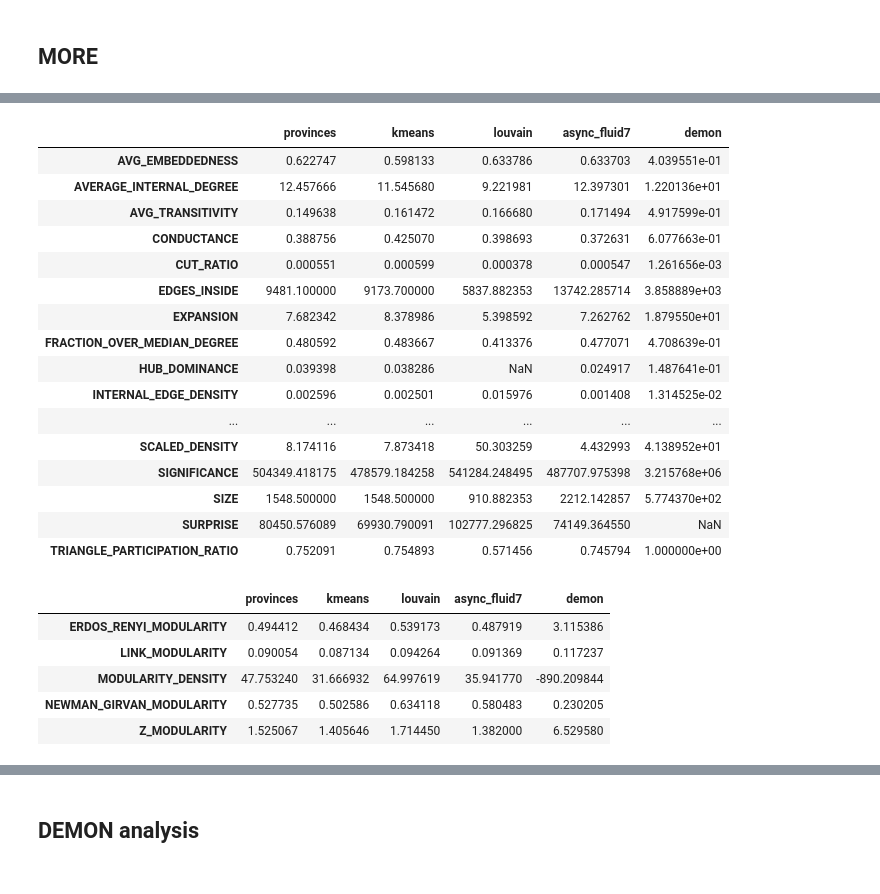
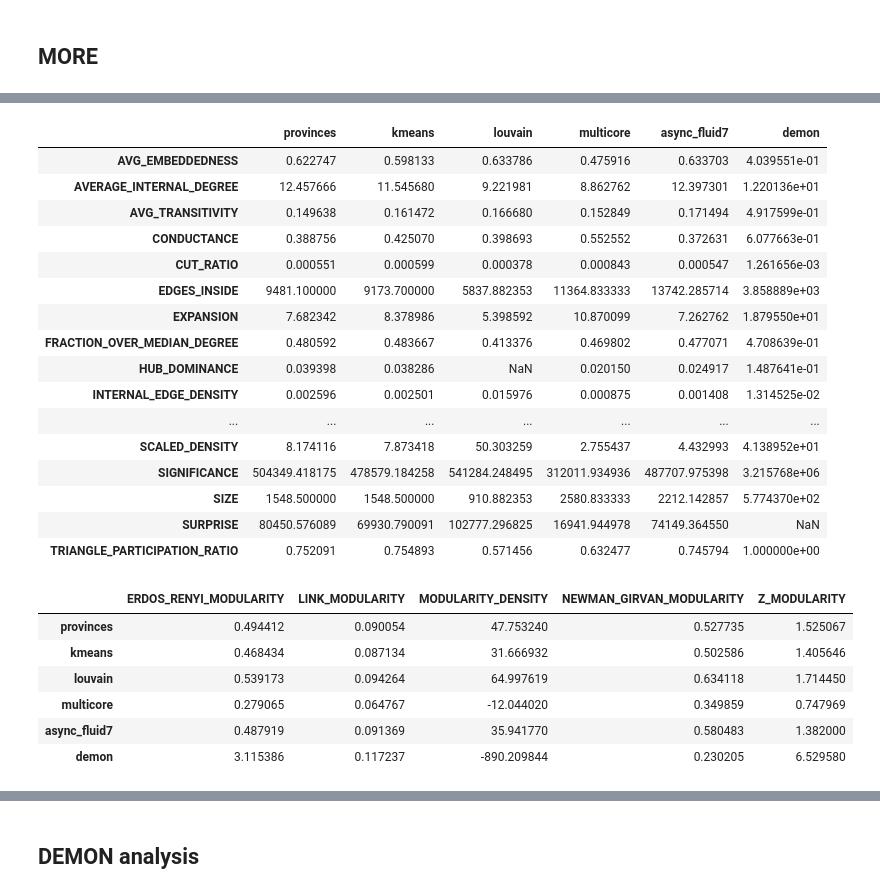
Before and after one commit to carloalbe/TripAdvisor-Tuscany-Restaurant-Social-Network-Analysis, a Jupyter notebook: community_discovery/codes/Static Community Discovery Jaccard.ipynb, the cells around one changed output, grey strips where cells are left out. Saved outputs shown, nothing was run; the diff lists cells and outputs as text; code cells hidden in the pictures.

```diff
--- a/community_discovery/codes/Static Community Discovery Jaccard.ipynb
+++ b/community_discovery/codes/Static Community Discovery Jaccard.ipynb
@@ -873,33 +783,34 @@ rber_pots 841 [12024, 84, 76, 53, 51, 50, 46, 45, 44, 42]
 angel 6 [8955, 30, 20, 19, 15, 10]
 demon 135 [2801, 2574, 2089, 1766, 1634, 1513, 1481, 1469, 1440, 1435]
 # %%
-bestPartitions = ['provinces', 'kmeans', 'louvain','async_fluid7','demon']
+bestPartitions = ['provinces', 'kmeans', 'louvain','multicore','async_fluid7','demon']
 # %%
 fdf[bestPartitions]
 # %% [output]
-|  | provinces | kmeans | louvain | async_fluid7 | demon |
-| AVG_EMBEDDEDNESS | 0.622747 | 0.598133 | 0.633786 | 0.633703 | 4.039551e-01 |
-| AVERAGE_INTERNAL_DEGREE | 12.457666 | 11.545680 | 9.221981 | 12.397301 | 1.220136e+01 |
-| AVG_TRANSITIVITY | 0.149638 | 0.161472 | 0.166680 | 0.171494 | 4.917599e-01 |
-| CONDUCTANCE | 0.388756 | 0.425070 | 0.398693 | 0.372631 | 6.077663e-01 |
-| CUT_RATIO | 0.000551 | 0.000599 | 0.000378 | 0.000547 | 1.261656e-03 |
-| EDGES_INSIDE | 9481.100000 | 9173.700000 | 5837.882353 | 13742.285714 | 3.858889e+03 |
-| EXPANSION | 7.682342 | 8.378986 | 5.398592 | 7.262762 | 1.879550e+01 |
-| FRACTION_OVER_MEDIAN_DEGREE | 0.480592 | 0.483667 | 0.413376 | 0.477071 | 4.708639e-01 |
-| HUB_DOMINANCE | 0.039398 | 0.038286 | NaN | 0.024917 | 1.487641e-01 |
-| INTERNAL_EDGE_DENSITY | 0.002596 | 0.002501 | 0.015976 | 0.001408 | 1.314525e-02 |
-| ... | ... | ... | ... | ... | ... |
-| SCALED_DENSITY | 8.174116 | 7.873418 | 50.303259 | 4.432993 | 4.138952e+01 |
-| SIGNIFICANCE | 504349.418175 | 478579.184258 | 541284.248495 | 487707.975398 | 3.215768e+06 |
-| SIZE | 1548.500000 | 1548.500000 | 910.882353 | 2212.142857 | 5.774370e+02 |
-| SURPRISE | 80450.576089 | 69930.790091 | 102777.296825 | 74149.364550 | NaN |
-| TRIANGLE_PARTICIPATION_RATIO | 0.752091 | 0.754893 | 0.571456 | 0.745794 | 1.000000e+00 |
+|  | provinces | kmeans | louvain | multicore | async_fluid7 | demon |
+| AVG_EMBEDDEDNESS | 0.622747 | 0.598133 | 0.633786 | 0.475916 | 0.633703 | 4.039551e-01 |
+| AVERAGE_INTERNAL_DEGREE | 12.457666 | 11.545680 | 9.221981 | 8.862762 | 12.397301 | 1.220136e+01 |
+| AVG_TRANSITIVITY | 0.149638 | 0.161472 | 0.166680 | 0.152849 | 0.171494 | 4.917599e-01 |
+| CONDUCTANCE | 0.388756 | 0.425070 | 0.398693 | 0.552552 | 0.372631 | 6.077663e-01 |
+| CUT_RATIO | 0.000551 | 0.000599 | 0.000378 | 0.000843 | 0.000547 | 1.261656e-03 |
+| EDGES_INSIDE | 9481.100000 | 9173.700000 | 5837.882353 | 11364.833333 | 13742.285714 | 3.858889e+03 |
+| EXPANSION | 7.682342 | 8.378986 | 5.398592 | 10.870099 | 7.262762 | 1.879550e+01 |
+| FRACTION_OVER_MEDIAN_DEGREE | 0.480592 | 0.483667 | 0.413376 | 0.469802 | 0.477071 | 4.708639e-01 |
+| HUB_DOMINANCE | 0.039398 | 0.038286 | NaN | 0.020150 | 0.024917 | 1.487641e-01 |
+| INTERNAL_EDGE_DENSITY | 0.002596 | 0.002501 | 0.015976 | 0.000875 | 0.001408 | 1.314525e-02 |
+| ... | ... | ... | ... | ... | ... | ... |
+| SCALED_DENSITY | 8.174116 | 7.873418 | 50.303259 | 2.755437 | 4.432993 | 4.138952e+01 |
+| SIGNIFICANCE | 504349.418175 | 478579.184258 | 541284.248495 | 312011.934936 | 487707.975398 | 3.215768e+06 |
+| SIZE | 1548.500000 | 1548.500000 | 910.882353 | 2580.833333 | 2212.142857 | 5.774370e+02 |
+| SURPRISE | 80450.576089 | 69930.790091 | 102777.296825 | 16941.944978 | 74149.364550 | NaN |
+| TRIANGLE_PARTICIPATION_RATIO | 0.752091 | 0.754893 | 0.571456 | 0.632477 | 0.745794 | 1.000000e+00 |
 # %%
-mdf[bestPartitions]
+mdf[bestPartitions].transpose()
 # %% [output]
-|  | provinces | kmeans | louvain | async_fluid7 | demon |
-| ERDOS_RENYI_MODULARITY | 0.494412 | 0.468434 | 0.539173 | 0.487919 | 3.115386 |
-| LINK_MODULARITY | 0.090054 | 0.087134 | 0.094264 | 0.091369 | 0.117237 |
-| MODULARITY_DENSITY | 47.753240 | 31.666932 | 64.997619 | 35.941770 | -890.209844 |
-| NEWMAN_GIRVAN_MODULARITY | 0.527735 | 0.502586 | 0.634118 | 0.580483 | 0.230205 |
-| Z_MODULARITY | 1.525067 | 1.405646 | 1.714450 | 1.382000 | 6.529580 |
+|  | ERDOS_RENYI_MODULARITY | LINK_MODULARITY | MODULARITY_DENSITY | NEWMAN_GIRVAN_MODULARITY | Z_MODULARITY |
+| provinces | 0.494412 | 0.090054 | 47.753240 | 0.527735 | 1.525067 |
+| kmeans | 0.468434 | 0.087134 | 31.666932 | 0.502586 | 1.405646 |
+| louvain | 0.539173 | 0.094264 | 64.997619 | 0.634118 | 1.714450 |
+| multicore | 0.279065 | 0.064767 | -12.044020 | 0.349859 | 0.747969 |
+| async_fluid7 | 0.487919 | 0.091369 | 35.941770 | 0.580483 | 1.382000 |
+| demon | 3.115386 | 0.117237 | -890.209844 | 0.230205 | 6.529580 |
```
Also changed, not shown: parts of 47 cells of this notebook, 45 other files.
